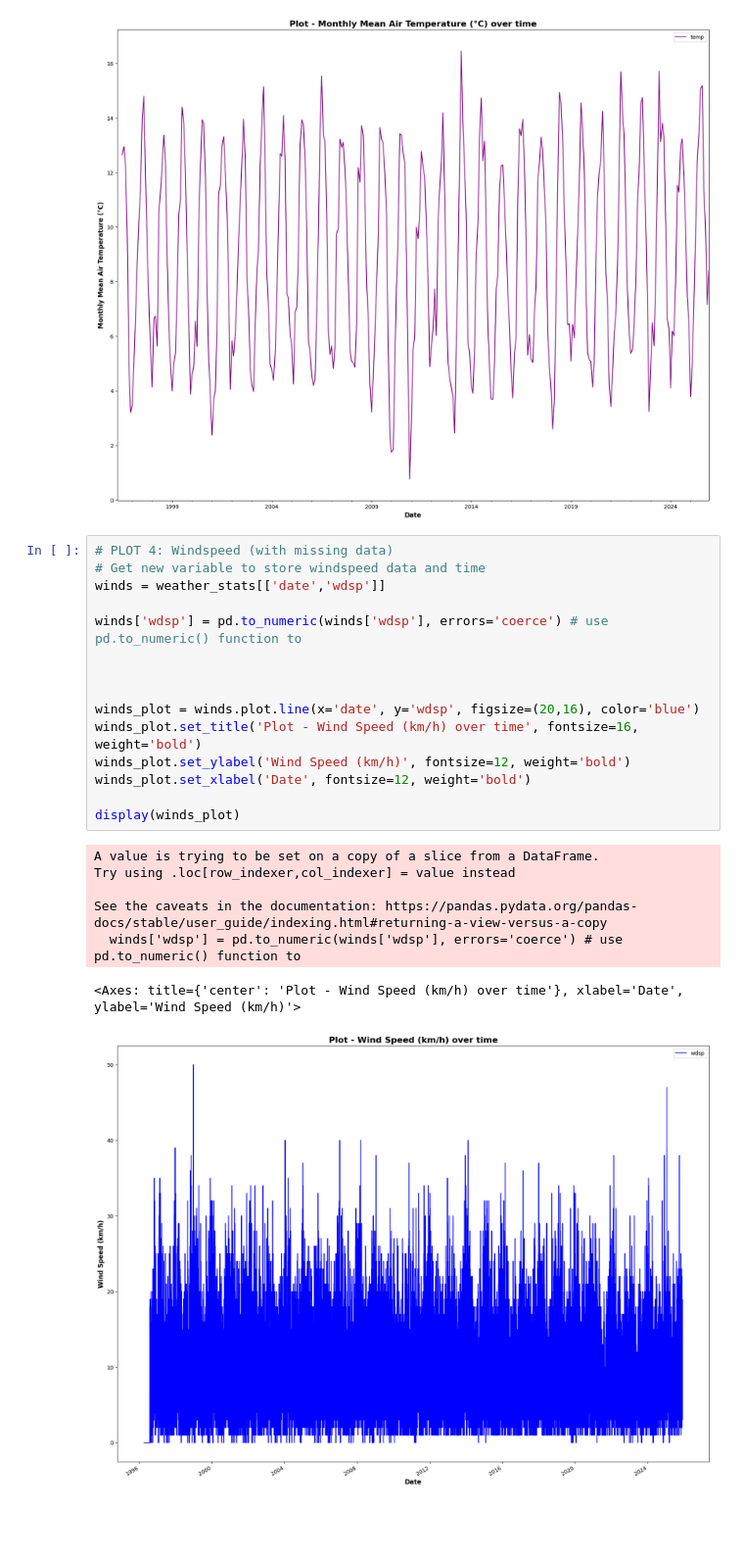
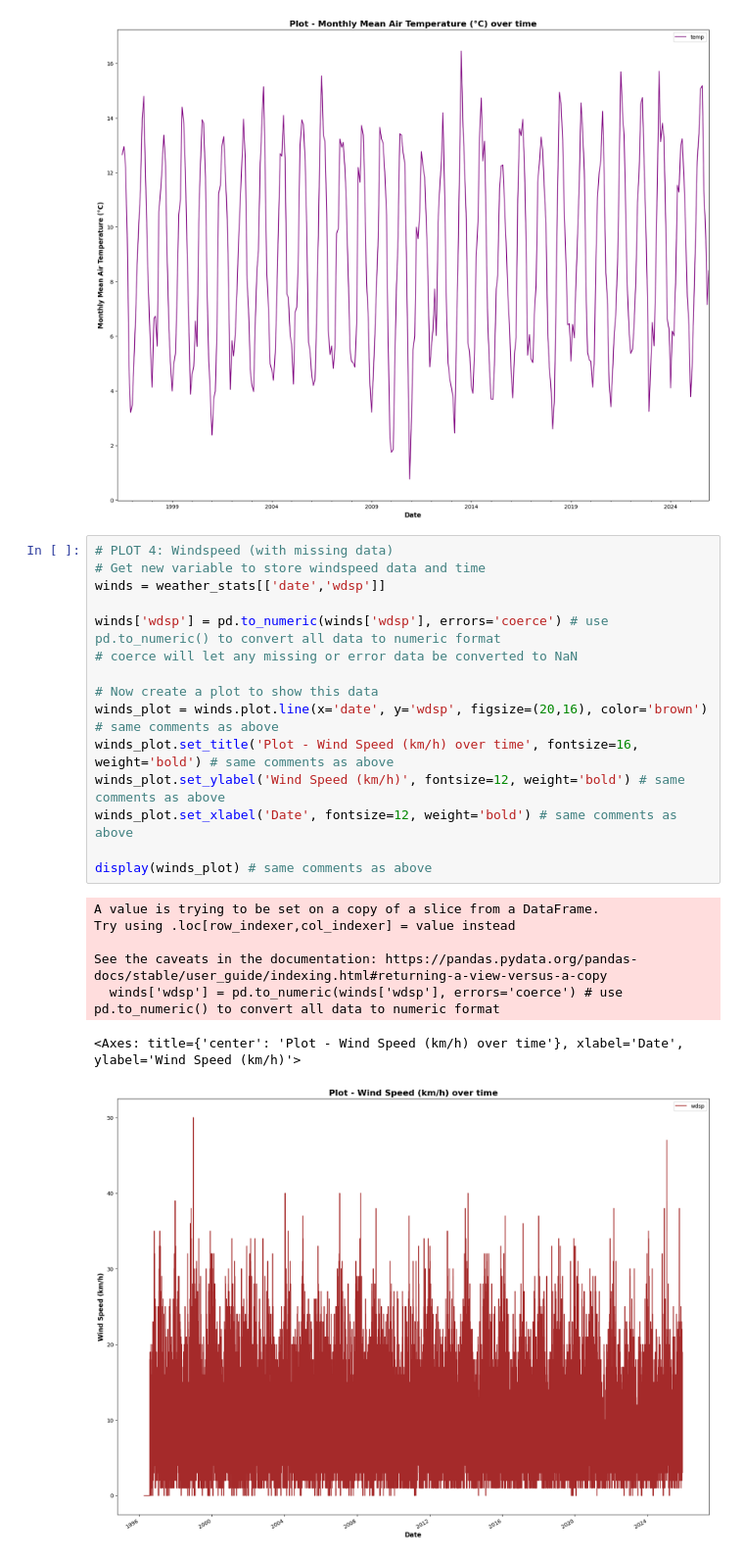
Before and after one commit to Hugo-van-Zyl/programming-for-data-analytics, a Jupyter notebook: Practical Assignments/assignment_6_Weather.ipynb, the cells around one changed output. Shown: that part at 98% size. Cells and saved outputs as stored; diff of their text form; blank space fills up the shorter version.

```diff
--- a/Practical Assignments/assignment_6_Weather.ipynb
+++ b/Practical Assignments/assignment_6_Weather.ipynb
@@ -94,23 +94,23 @@ display(mtemp_meanplot) # Show plot
 # %%
 # PLOT 4: Windspeed (with missing data)
 # Get new variable to store windspeed data and time
 winds = weather_stats[['date','wdsp']]
 
-winds['wdsp'] = pd.to_numeric(winds['wdsp'], errors='coerce') # use pd.to_numeric() function to
+winds['wdsp'] = pd.to_numeric(winds['wdsp'], errors='coerce') # use pd.to_numeric() to convert all data to numeric format
+# coerce will let any missing or error data be converted to NaN
 
+# Now create a plot to show this data
+winds_plot = winds.plot.line(x='date', y='wdsp', figsize=(20,16), color='brown') # same comments as above
+winds_plot.set_title('Plot - Wind Speed (km/h) over time', fontsize=16, weight='bold') # same comments as above
+winds_plot.set_ylabel('Wind Speed (km/h)', fontsize=12, weight='bold') # same comments as above
+winds_plot.set_xlabel('Date', fontsize=12, weight='bold') # same comments as above
 
-
-winds_plot = winds.plot.line(x='date', y='wdsp', figsize=(20,16), color='blue')
-winds_plot.set_title('Plot - Wind Speed (km/h) over time', fontsize=16, weight='bold')
-winds_plot.set_ylabel('Wind Speed (km/h)', fontsize=12, weight='bold')
-winds_plot.set_xlabel('Date', fontsize=12, weight='bold')
-
-display(winds_plot)
+display(winds_plot) # same comments as above
 # %% [output]
 A value is trying to be set on a copy of a slice from a DataFrame.
 Try using .loc[row_indexer,col_indexer] = value instead
 
 See the caveats in the documentation: https://pandas.pydata.org/pandas-docs/stable/user_guide/indexing.html#returning-a-view-versus-a-copy
-  winds['wdsp'] = pd.to_numeric(winds['wdsp'], errors='coerce') # use pd.to_numeric() function to
+  winds['wdsp'] = pd.to_numeric(winds['wdsp'], errors='coerce') # use pd.to_numeric() to convert all data to numeric format
 <Axes: title={'center': 'Plot - Wind Speed (km/h) over time'}, xlabel='Date', ylabel='Wind Speed (km/h)'>
-[figure, old version]
+[figure, new version]
```
Also changed, not shown: parts of 2 cells of this notebook.
